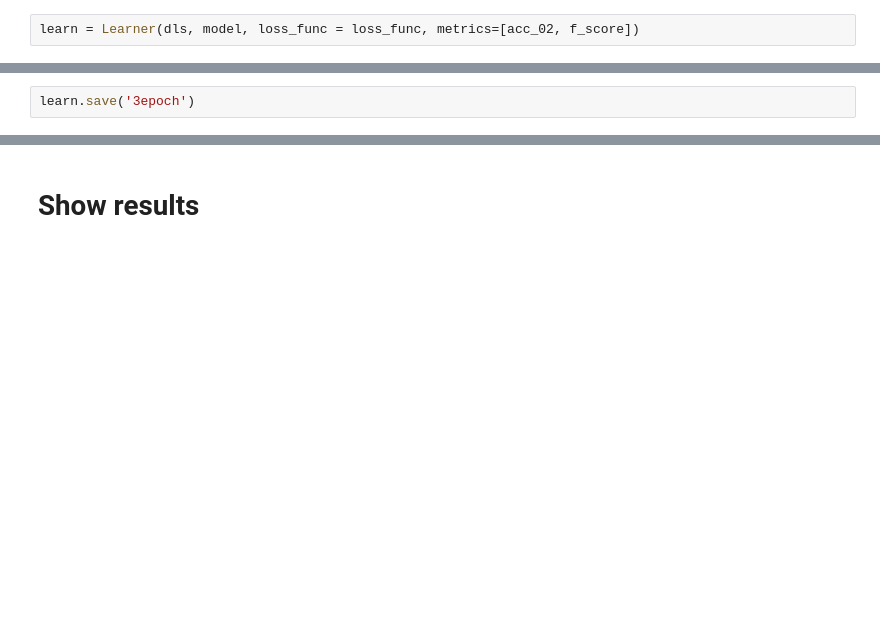
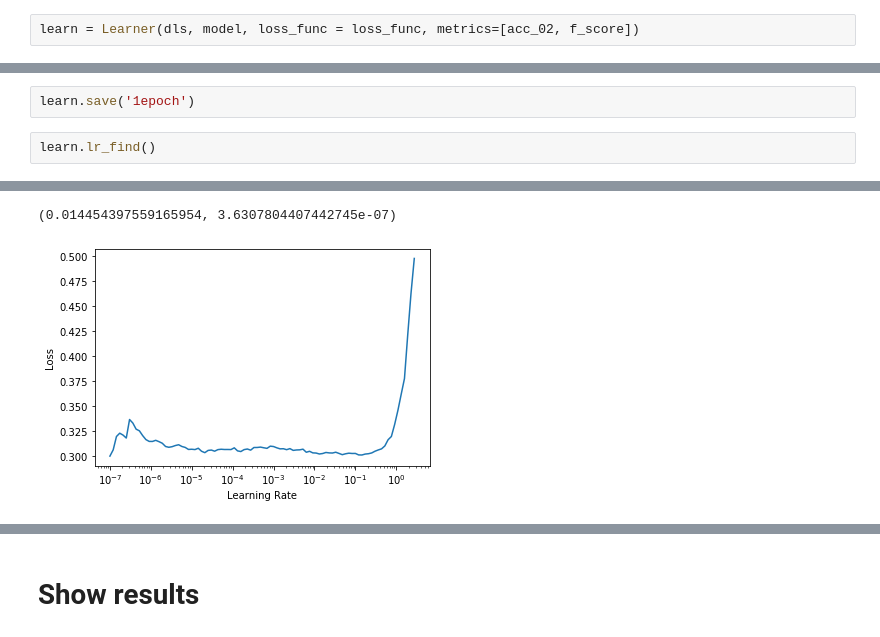
Before and after one commit to pmaxit/MIMIC-III, a Jupyter notebook: notebooks/Training.ipynb, the cells around one changed output, grey strips where cells are left out. Drawn from its saved outputs; the diff is of its cells as text; blank space fills up the shorter version.

```diff
--- a/notebooks/Training.ipynb
+++ b/notebooks/Training.ipynb
@@ -147,2 +155,5 @@ learn.fit_one_cycle(3, lr_max=4*10e-3)
 # %%
-learn.save('3epoch')
+learn.save('1epoch')
+# %%
+learn.lr_find()
+# %% [output]
@@ -148,0 +161,2 @@ learn.save('3epoch')
+(0.014454397559165954, 3.6307804407442745e-07)
+[figure, added]
```
Also changed, not shown: parts of 34 cells of this notebook, 11 other files.
